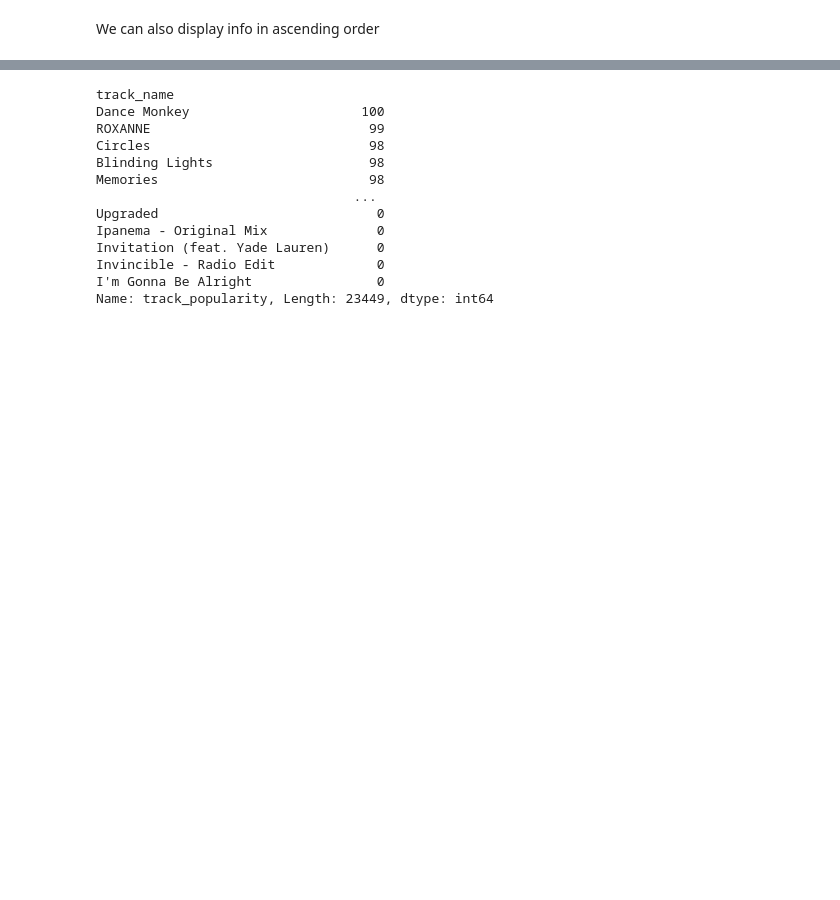
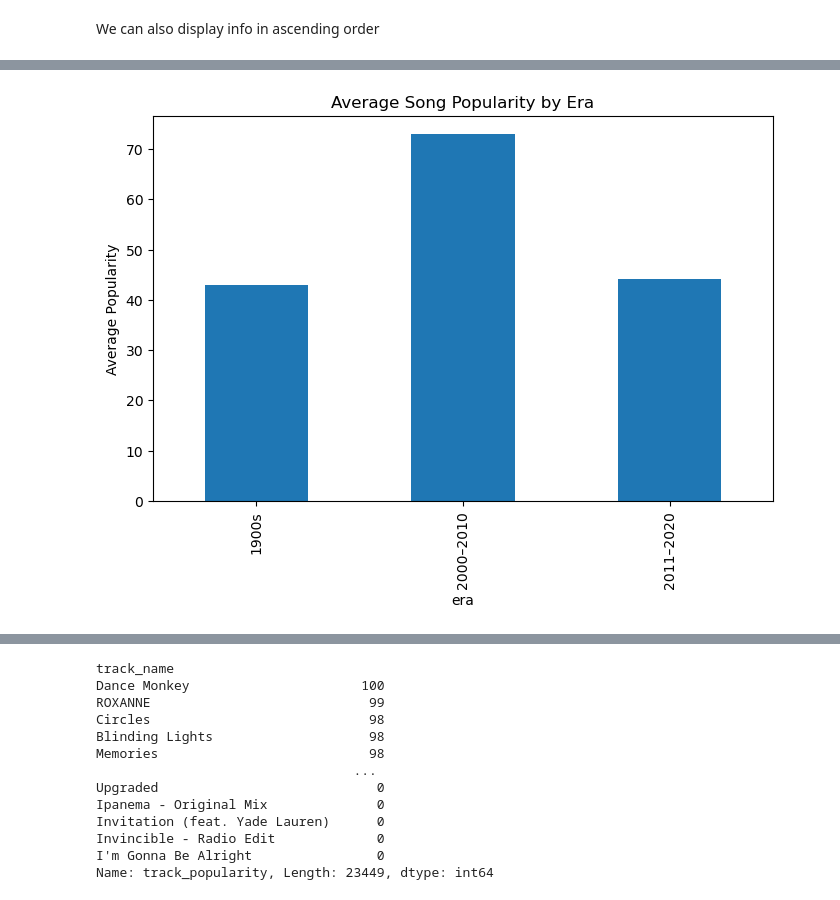
Before and after one commit to caitlinbui/Spotify-DataAnalysisProject, a Jupyter notebook: SpotifyProject.ipynb, the cells around one changed output, grey strips where cells are left out. Saved outputs shown, nothing was run; the diff lists cells and outputs as text; code cells hidden in the pictures; blank space fills up the shorter version.

```diff
--- a/SpotifyProject.ipynb
+++ b/SpotifyProject.ipynb
@@ -14,5 +12,12 @@ Requirement already satisfied: six>=1.5 in /opt/anaconda3/lib/python3.13/site-pa
 # %%
 import pandas as pd
 og = pd.read_csv('spotify_songs.csv')
+
+#We made a column for just the year
+og["year"] = pd.to_datetime(og["track_album_release_date"], format="mixed", errors="coerce").dt.year
+
+#Converting milliseconds to mins
+og["mins"] = og["duration_ms"] / 60000
 og.head()
+og.shape
 # %% [output]
@@ -25,8 +27,17 @@ There are 23 features, and 32,833 observations (songs). Features: track id, trac
 # %% [markdown]
 To start, we will need to drop features we aren't testing or do not need for our goal.
 # %%
-df = og[['track_name', 'track_artist','track_album_release_date','track_popularity','playlist_name', 'loudness', 'acousticness', 'valence', 'tempo','danceability']]
-df.head(20) # The first five songs of our derived dataset.
-df['track_album_release_date'] = pd.to_datetime(df['track_album_release_date'])
-df['year'] = df['track_album_release_date'].dt.year
+df = og[['track_name', 'era' ,'track_artist', 'year','track_popularity','valence_scale']]
+ # The first five songs of our derived dataset.
+
+bins = [0, 1999, 2010, 2020]
+labels = ["1900s", "2000–2010", "2011–2020"]
+og["era"] = pd.cut(df["year"], bins=bins, labels=labels)
+df.head()
+
+og["valence"] = pd.to_numeric(og["valence"], errors="coerce")
+bins = [0.0,0.3,0.5,0.7, 1.0]
+labels = ["very low", "low", "high", "very high"]
+og["valence_scale"] = pd.cut(og["valence"], bins=bins, labels=labels, include_lowest=True)
+df.head(15)
 # %% [output]
@@ -38,0 +87,12 @@ We can also display info in ascending order
+# %%
+#PLOTS - plotting popularity vs. 1900s
+avg_popularity = df.groupby("year")["track_popularity"].mean()
+avg_popularity.plot(kind="bar")
+
+avg_pop = df.groupby("era")["track_popularity"].mean() #the average popularity from songs in each era
+avg_pop.plot(kind="bar", figsize=(8,5))
+plt.ylabel("Average Popularity")
+plt.title("Average Song Popularity by Era")
+plt.show()
+# %% [output]
+[figure, added]
```
Also changed, not shown: parts of 6 cells of this notebook.
